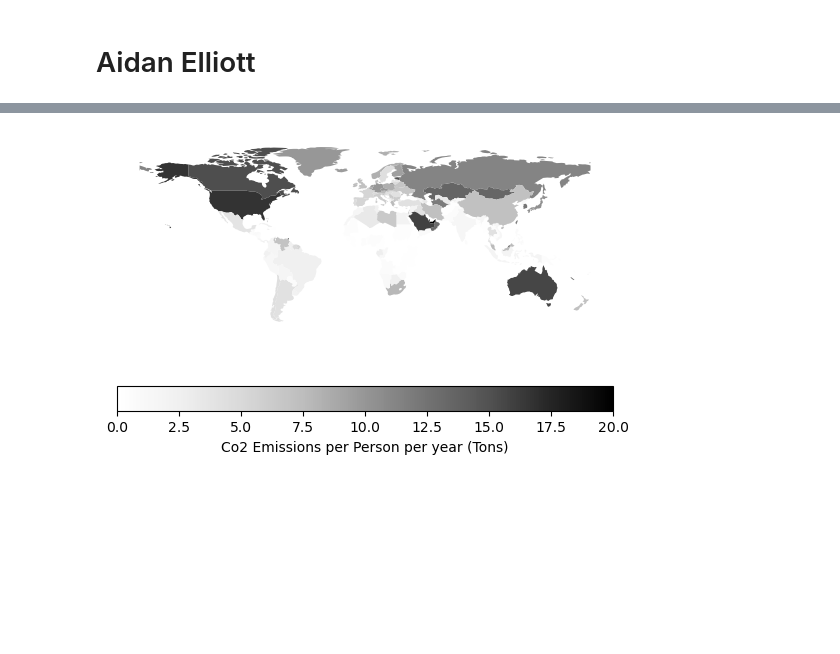
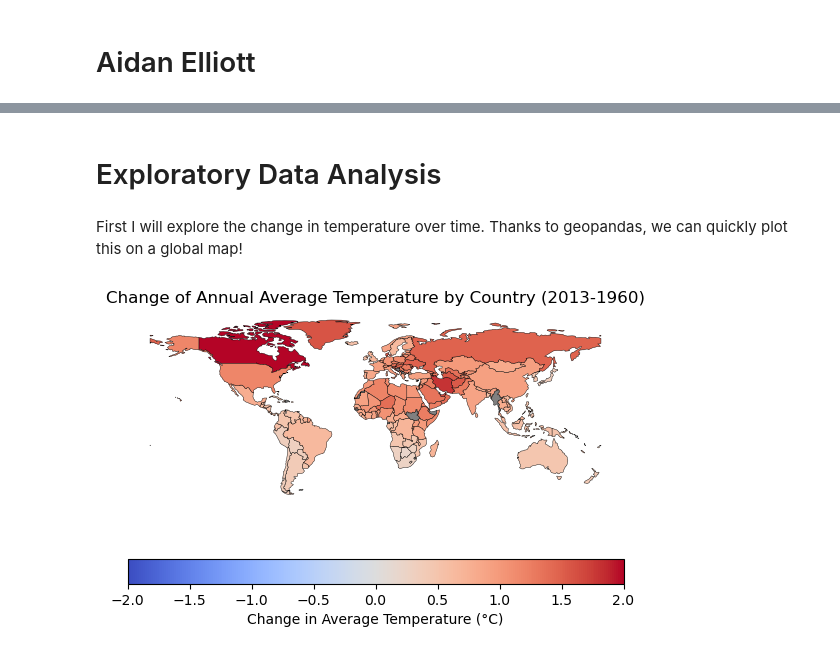
Before and after one commit to ubco-W2022T2-data301/project-group-group42, a Jupyter notebook: analysis/analysisAidan.ipynb, the cells around one changed output, grey strips where cells are left out. Cells and saved outputs as stored; diff of their text form; code cells hidden in the pictures; blank space fills up the shorter version.

```diff
--- a/analysis/analysisAidan.ipynb
+++ b/analysis/analysisAidan.ipynb
@@ -371,12 +271,0 @@ world
-# %%
-co2Plot = world.plot(column='co2PerPerson',
-                    legend=True,
-                    legend_kwds={"label":"Co2 Emissions per Person per year (Tons)",
-                        "orientation":"horizontal"},
-                    vmin=0,
-                    vmax=20,
-                    cmap='Greys'
-                    )
-co2Plot.set_axis_off()
-# %% [output]
-[figure, removed]
@@ -382,0 +274,22 @@ co2Plot.set_axis_off()
+# %% [markdown]
+# Exploratory Data Analysis
+# %% [markdown]
+First I will explore the change in temperature over time. Thanks to geopandas, we can quickly plot this on a global map!
+# %%
+missing_kwds = dict(color='grey', label='No Data')
+fig, ax= plt.subplots(1,1)
+deltaTempPlot = world.plot(column="delta_temp",
+           ax=ax,
+           legend=True,
+            edgecolor='k',
+            linewidth=0.3,
+           cmap="coolwarm",
+           legend_kwds={"label":"Change in Average Temperature (°C)",
+                        "orientation":"horizontal"},
+            vmin=-2,
+            vmax=2,
+            missing_kwds=missing_kwds)
+plt.title("Change of Annual Average Temperature by Country (2013-1960)")
+deltaTempPlot.set_axis_off()
+# %% [output]
+[figure, added]
```
Also changed, not shown: parts of 104 cells of this notebook, 3 other files.
